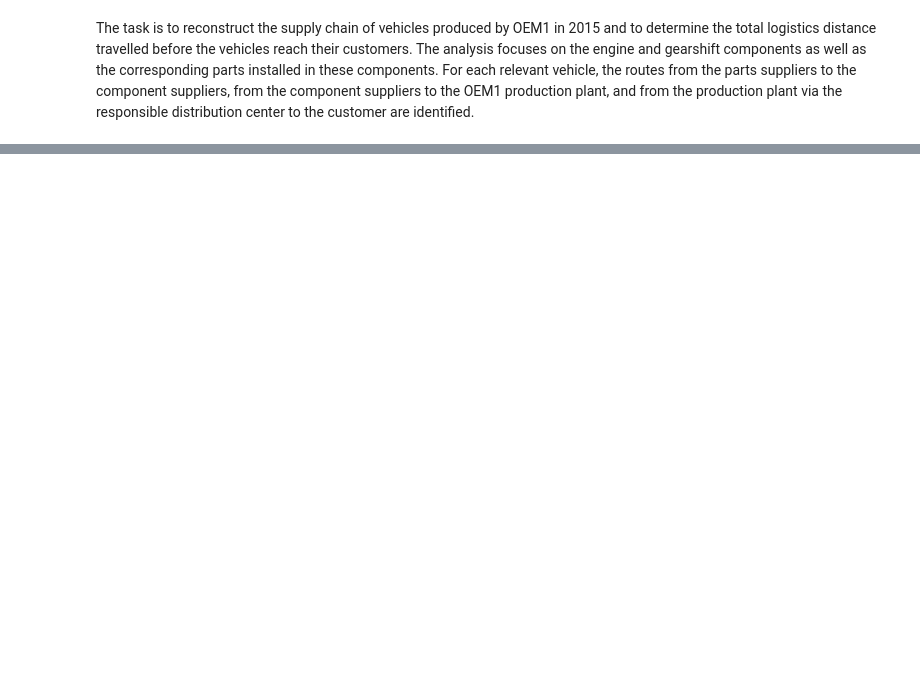
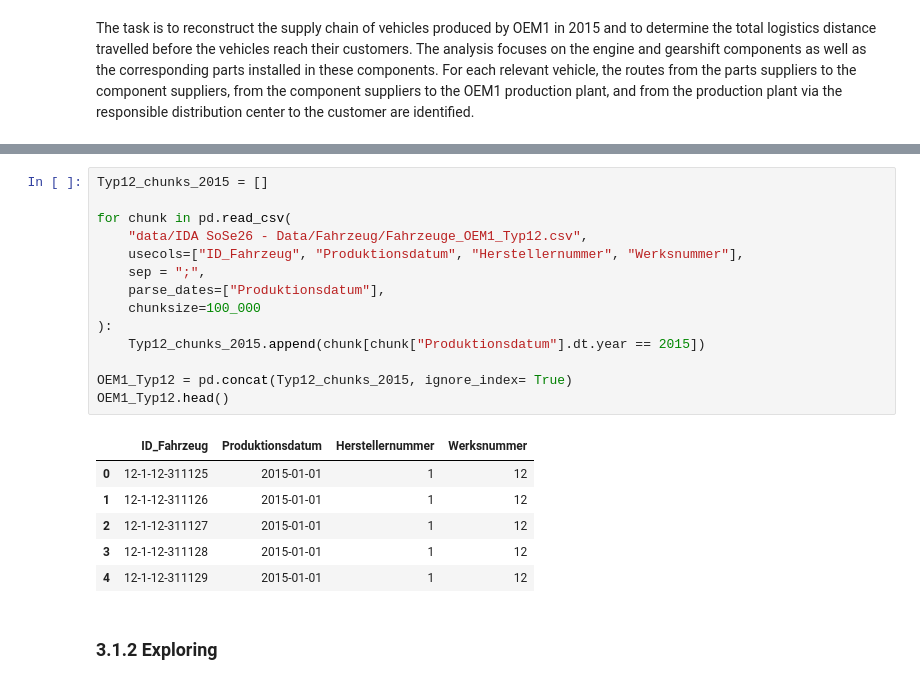
Before and after one commit to Kian7667/Car_Supply_Chain_Analysis, a Jupyter notebook: SoSe26_Case_Study_Group_11.ipynb, the cells around one changed output, grey strips where cells are left out. Drawn from its saved outputs; the diff is of its cells as text; blank space fills up the shorter version.

```diff
--- a/SoSe26_Case_Study_Group_11.ipynb
+++ b/SoSe26_Case_Study_Group_11.ipynb
@@ -169,0 +128,23 @@ dtype: int64
+# %%
+Typ12_chunks_2015 = []
+
+for chunk in pd.read_csv(
+    "data/IDA SoSe26 - Data/Fahrzeug/Fahrzeuge_OEM1_Typ12.csv",
+    usecols=["ID_Fahrzeug", "Produktionsdatum", "Herstellernummer", "Werksnummer"],
+    sep = ";",
+    parse_dates=["Produktionsdatum"],
+    chunksize=100_000
+):
+    Typ12_chunks_2015.append(chunk[chunk["Produktionsdatum"].dt.year == 2015])
+
+OEM1_Typ12 = pd.concat(Typ12_chunks_2015, ignore_index= True)
+OEM1_Typ12.head()
+# %% [output]
+|  | ID_Fahrzeug | Produktionsdatum | Herstellernummer | Werksnummer |
+| 0 | 12-1-12-311125 | 2015-01-01 | 1 | 12 |
+| 1 | 12-1-12-311126 | 2015-01-01 | 1 | 12 |
+| 2 | 12-1-12-311127 | 2015-01-01 | 1 | 12 |
+| 3 | 12-1-12-311128 | 2015-01-01 | 1 | 12 |
+| 4 | 12-1-12-311129 | 2015-01-01 | 1 | 12 |
+# %% [markdown]
+### 3.1.2 Exploring
```
Also changed, not shown: parts of 55 cells of this notebook, 1 other file.
